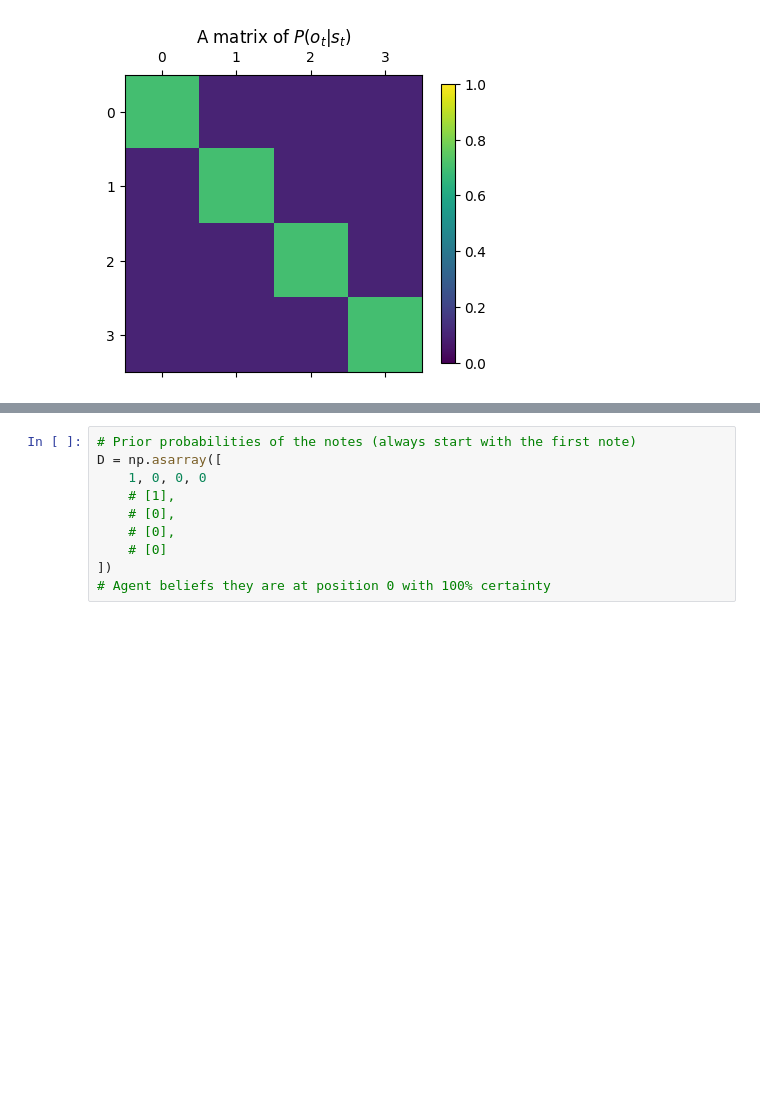
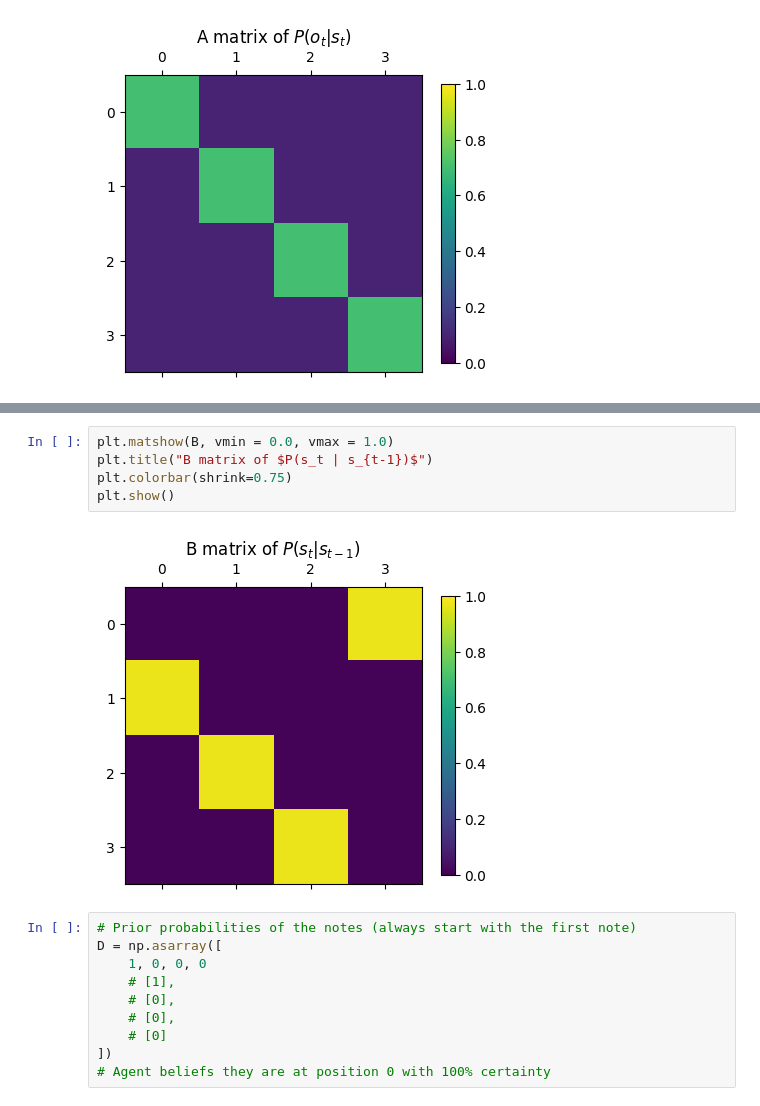
Before and after one commit to AlxSp/Active-Inference, a Jupyter notebook: musical_notes.ipynb, the cells around one changed output, grey strips where cells are left out. Drawn from its saved outputs; the diff is of its cells as text; blank space fills up the shorter version.

```diff
--- a/musical_notes.ipynb
+++ b/musical_notes.ipynb
@@ -45,3 +62,10 @@ B = np.asarray([
+# %%
+plt.matshow(B, vmin = 0.0, vmax = 1.0)
+plt.title("B matrix of $P(s_t | s_{t-1})$")
+plt.colorbar(shrink=0.75)
+plt.show()
+# %% [output]
+[figure, added]
 # %%
 # Prior probabilities of the notes (always start with the first note)
 D = np.asarray([
```
Also changed, not shown: parts of 36 cells of this notebook, 4 other files.
